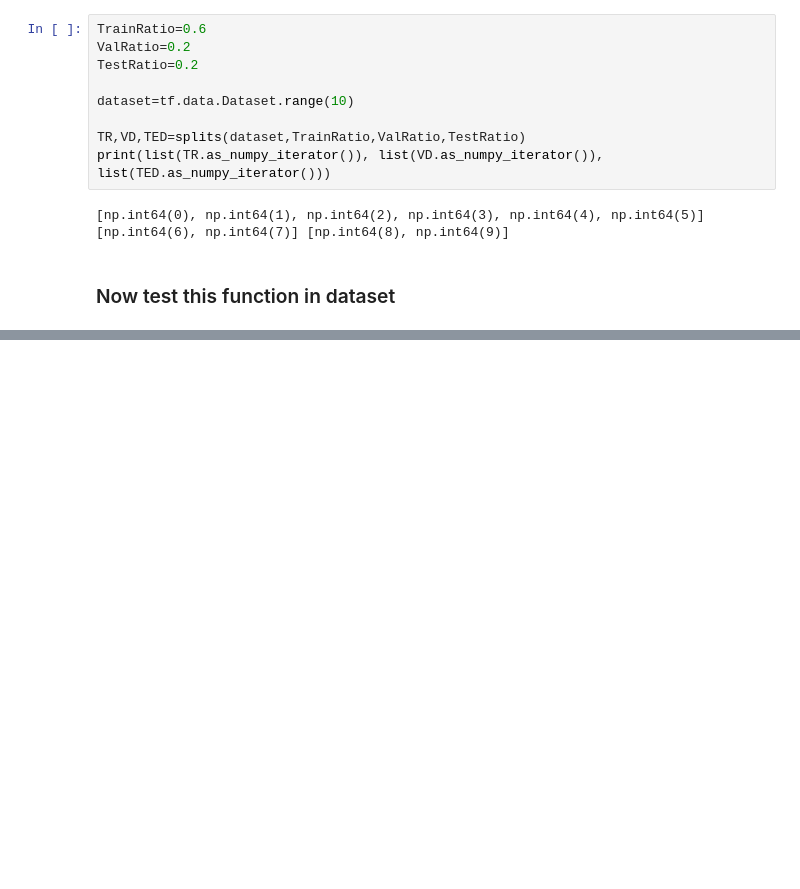
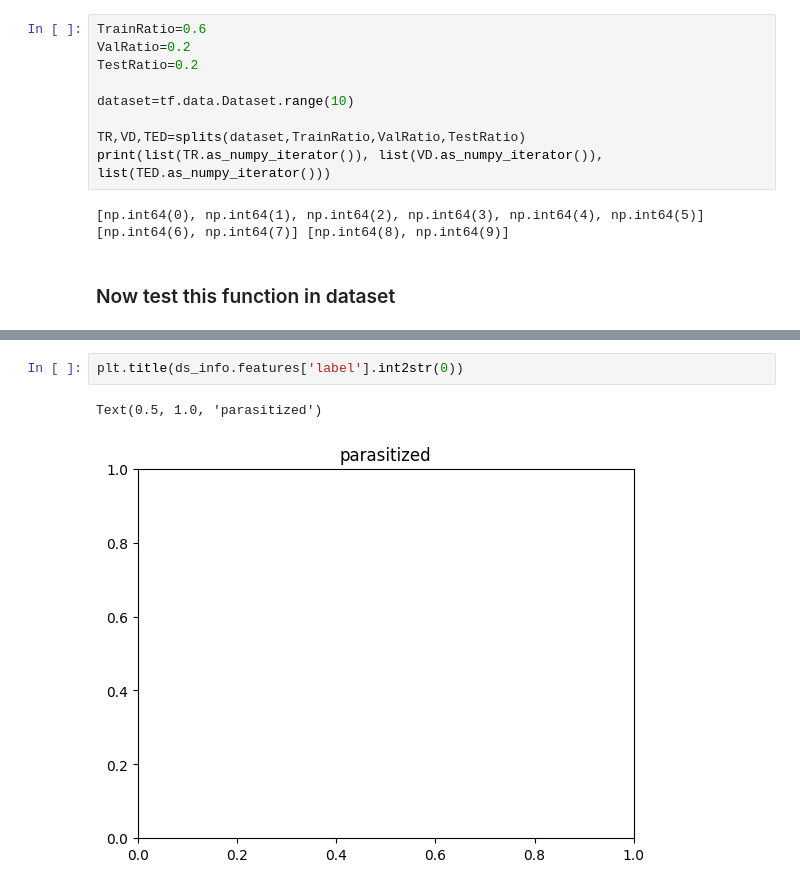
Before and after one commit to WajahatAliBasharat073/DailyTensorFlowVision, a Jupyter notebook: Projects/Malaria_Diagonosis/malariaDiagonosis.ipynb, the cells around one changed output, grey strips where cells are left out. Saved outputs shown, nothing was run; the diff lists cells and outputs as text; blank space fills up the shorter version.

```diff
--- a/Projects/Malaria_Diagonosis/malariaDiagonosis.ipynb
+++ b/Projects/Malaria_Diagonosis/malariaDiagonosis.ipynb
@@ -142,0 +152,5 @@ print(list(test_dataset.take(1).as_numpy_iterator()),list(val_dataset.take(1).as
+# %%
+plt.title(ds_info.features['label'].int2str(0))
+# %% [output]
+Text(0.5, 1.0, 'parasitized')
+[figure, added]
```
Also changed, not shown: parts of 14 cells of this notebook.
